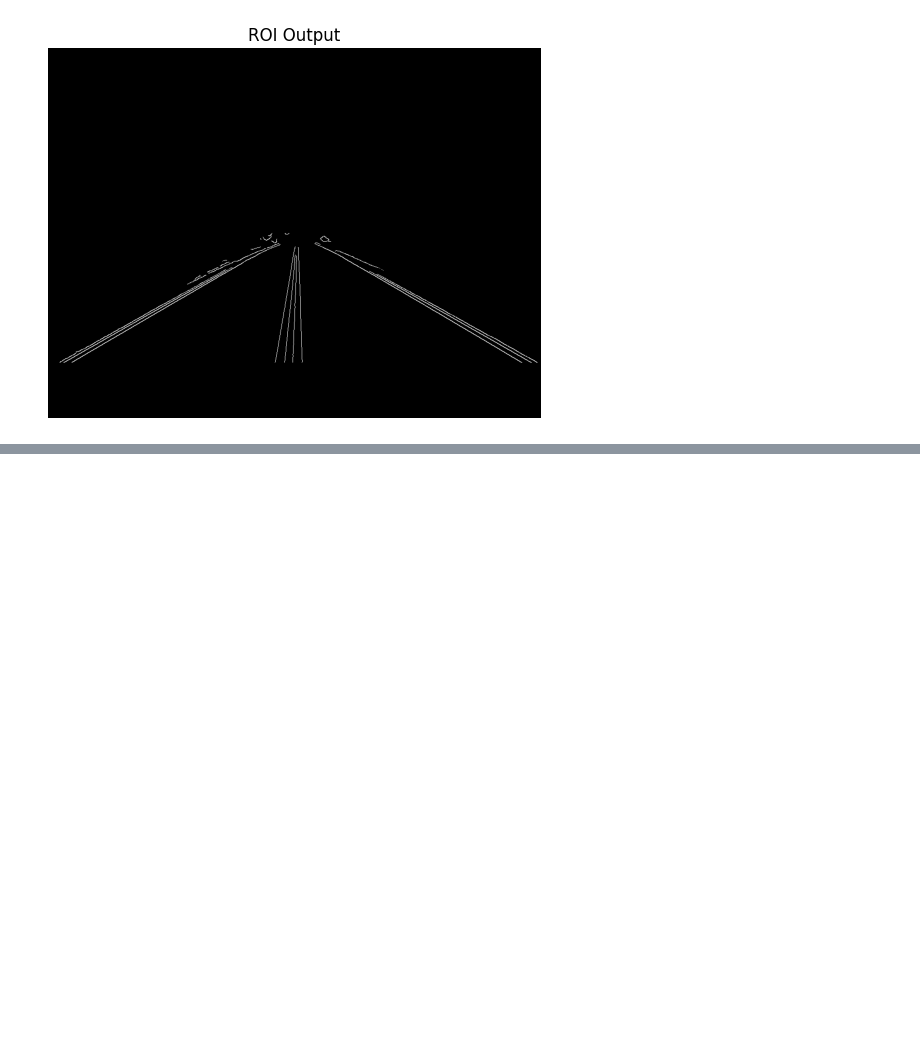
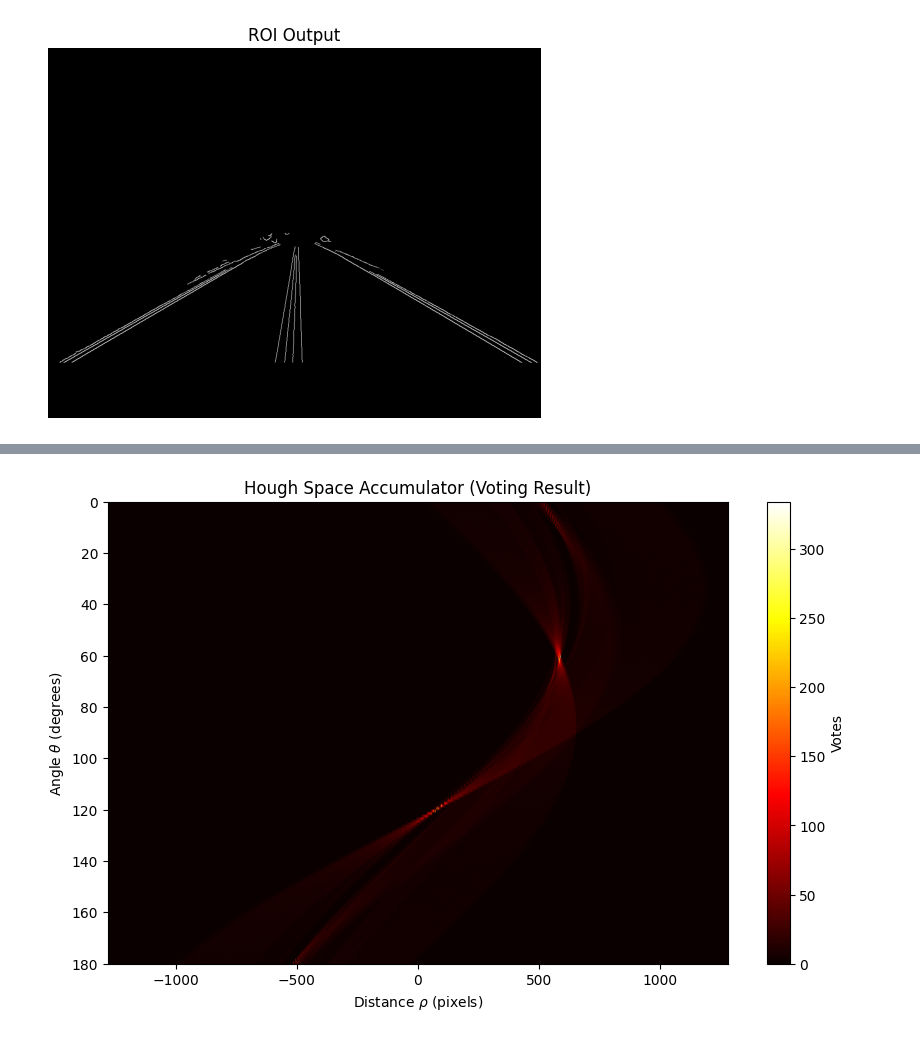
Before and after one commit to Nourzeidan/cv_assignment1, a Jupyter notebook: hough.ipynb, the cells around one changed output, grey strips where cells are left out. Saved outputs shown, nothing was run; the diff lists cells and outputs as text; code cells hidden in the pictures; blank space fills up the shorter version.

Commit message:
feat: implement Hough Transform for lane line detection in Region Of Interest (ROI)

```diff
--- a/hough.ipynb
+++ b/hough.ipynb
@@ -101,0 +128,52 @@ plt.show()
+# %%
+# 2.3.1 Accumulation into (rho, theta)-space
+
+import numpy as np
+import matplotlib.pyplot as plt
+
+
+# Theta ranges from 0 to 180 degrees (converted to radians for math functions)
+thetas = np.deg2rad(np.arange(0, 180))
+
+height, width = roi_edges.shape  # find the maximum possible distance (ρ) which is the image diagonal
+
+diag_len = int(np.ceil(np.sqrt(width**2 + height**2)))
+
+# Rho can be negative depending on the angle, so we range from -diag_len to +diag_len
+rhos = np.arange(-diag_len, diag_len + 1)
+
+# 2. Initialize the Accumulator H(theta, rho) with zeros
+# Rows = thetas (180), Columns = rhos (2 * diag_len + 1) (the +1 is the zero [for e.g. diag = 100, so possible values are -100->0, 0, 0->100])
+accumulator = np.zeros((len(thetas), len(rhos)), dtype=np.uint64)
+
+# 3. Find the (x, y) coordinates of all edge points (where pixel value > 0)
+y_idxs, x_idxs = np.nonzero(roi_edges)
+
+# 4. Voting process (Vectorized for Jupyter performance)
+# For each edge point (x, y) in the image
+for i in range(len(x_idxs)):
+    x = x_idxs[i]
+    y = y_idxs[i]
+
+    # Calculate rho for all theta values simultaneously: rho = x*cos(θ) + y*sin(θ)
+    rho_vals = x * np.cos(thetas) + y * np.sin(thetas)
+
+    # Round to nearest integer and shift by diag_len to fit into our array indices (0 to max_index)
+    rho_idxs = np.round(rho_vals).astype(int) + diag_len
+
+    # H(theta, rho) = H(theta, rho) + 1
+    for theta_idx in range(len(thetas)):
+        accumulator[theta_idx, rho_idxs[theta_idx]] += 1
+
+# 5. Plot the accumulator array as an image
+plt.figure(figsize=(10, 6))
+# Using 'hot' colormap is standard for Hough space to show "bright" peaks
+plt.imshow(accumulator, cmap='hot', aspect='auto',
+           extent=[-diag_len, diag_len, 180, 0])
+plt.title('Hough Space Accumulator (Voting Result)')
+plt.xlabel(r'Distance $\rho$ (pixels)')
+plt.ylabel(r'Angle $\theta$ (degrees)')
+plt.colorbar(label='Votes')
+plt.show()
+# %% [output]
+[figure, added]
```
Also changed, not shown: parts of 7 cells of this notebook.
